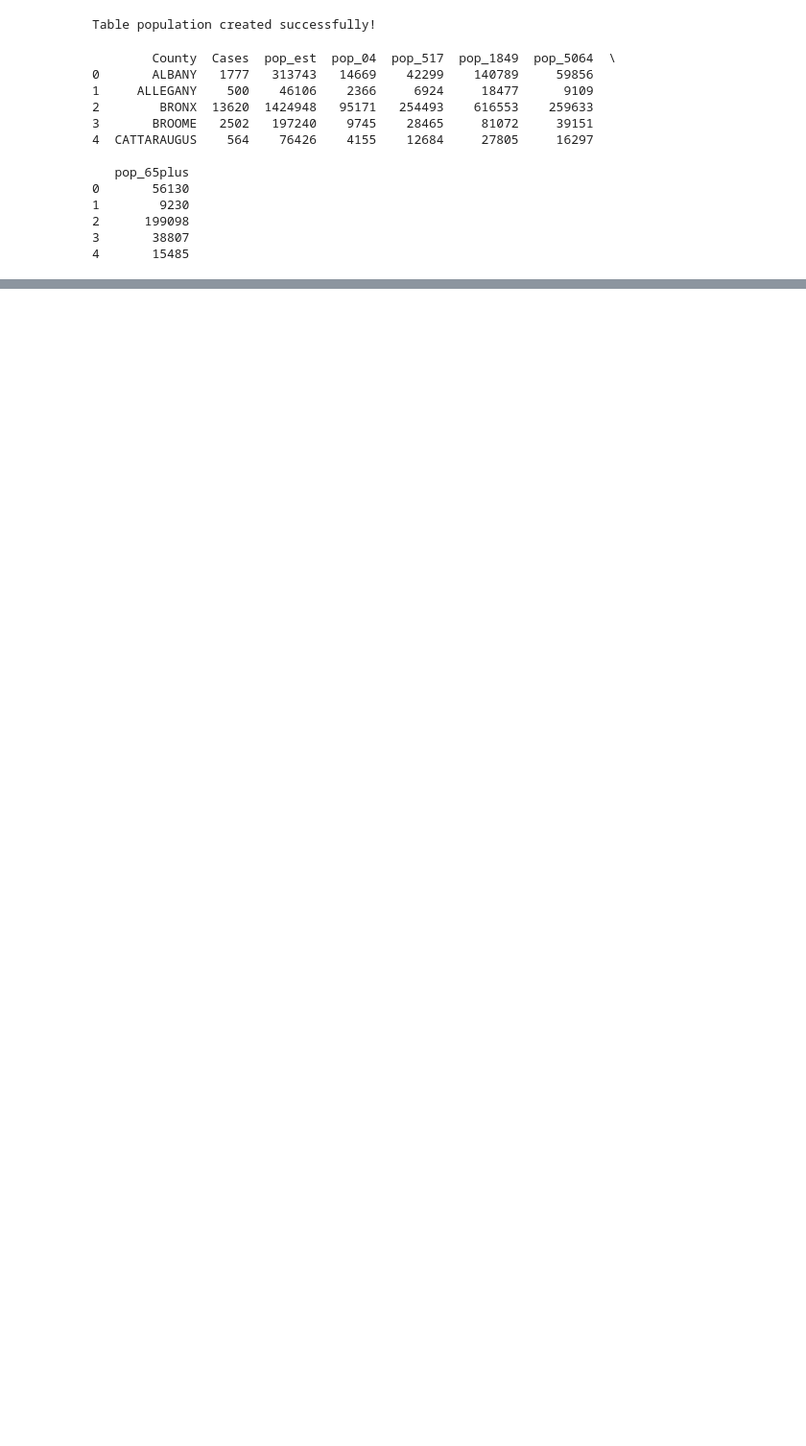
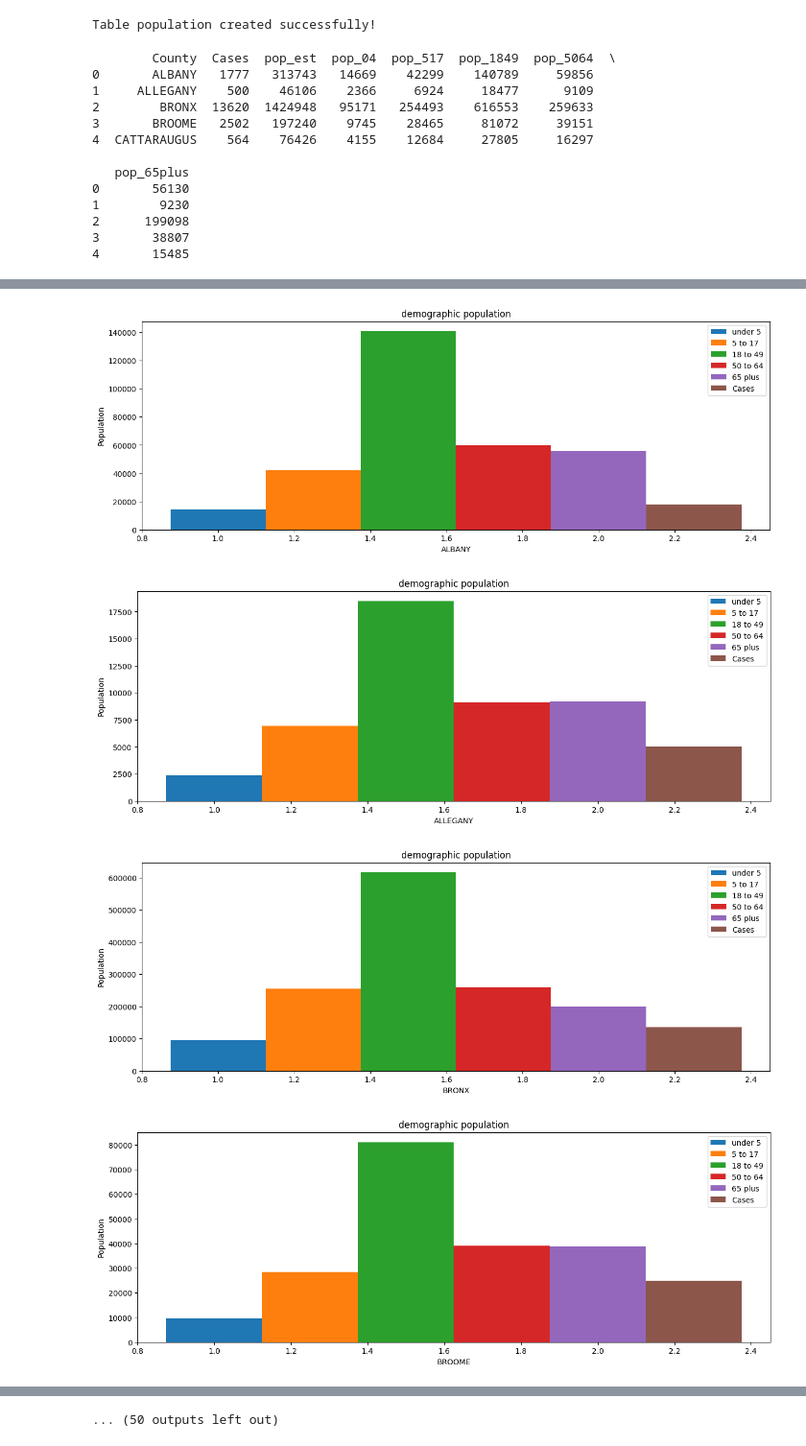
Before and after one commit to guptashrey/spread-of-airborne-diseases, a Jupyter notebook: src/visualizations_ver1.ipynb, the cells around one changed output, grey strips where cells are left out. Shown at 96% size. Cells and saved outputs as stored; diff of their text form; code cells hidden in the pictures; blank space fills up the shorter version.

```diff
--- a/src/visualizations_ver1.ipynb
+++ b/src/visualizations_ver1.ipynb
@@ -183,0 +147,29 @@ for county in X:
+# %%
+#population demographic graphs for each county
+X = corr['County'].to_list()
+Y = corr['pop_04'].to_list()
+A = corr['pop_517'].to_list()
+B = corr['pop_1849'].to_list()
+C = corr['pop_5064'].to_list()
+Z = corr['pop_65plus'].to_list()
+#print(corr[corr['County']=='ALBANY']['pop_04'])
+for county in X:
+    X_axis = 1
+    plt.figure(figsize=(15,5))
+    plt.bar(X_axis, corr[corr['County']==county]['pop_04'], 0.25, label = 'under 5')
+    plt.bar(X_axis+0.25, corr[corr['County']==county]['pop_517'], 0.25, label = '5 to 17')
+    plt.bar(X_axis+0.25*2, corr[corr['County']==county]['pop_1849'], 0.25, label = '18 to 49')
+    plt.bar(X_axis+0.25*3, corr[corr['County']==county]['pop_5064'], 0.25, label = '50 to 64')
+    plt.bar(X_axis+0.25*4, corr[corr['County']==county]['pop_65plus'], 0.25, label = '65 plus')
+    plt.bar(X_axis+0.25*5, corr[corr['County']==county]['Cases']*10, 0.25, label = 'Cases')
+    #plt.xticks(county)
+    plt.xlabel(county)
+    plt.ylabel("Population")
+    plt.title("demographic population")
+    plt.legend()
+    plt.show()
+# %% [output]
+[figure, added]
+[figure, added]
+[figure, added]
+[figure, added]
@@ -183,0 +184 @@ for county in X:
+... (50 outputs left out)
```
Also changed, not shown: parts of 12 cells of this notebook.
